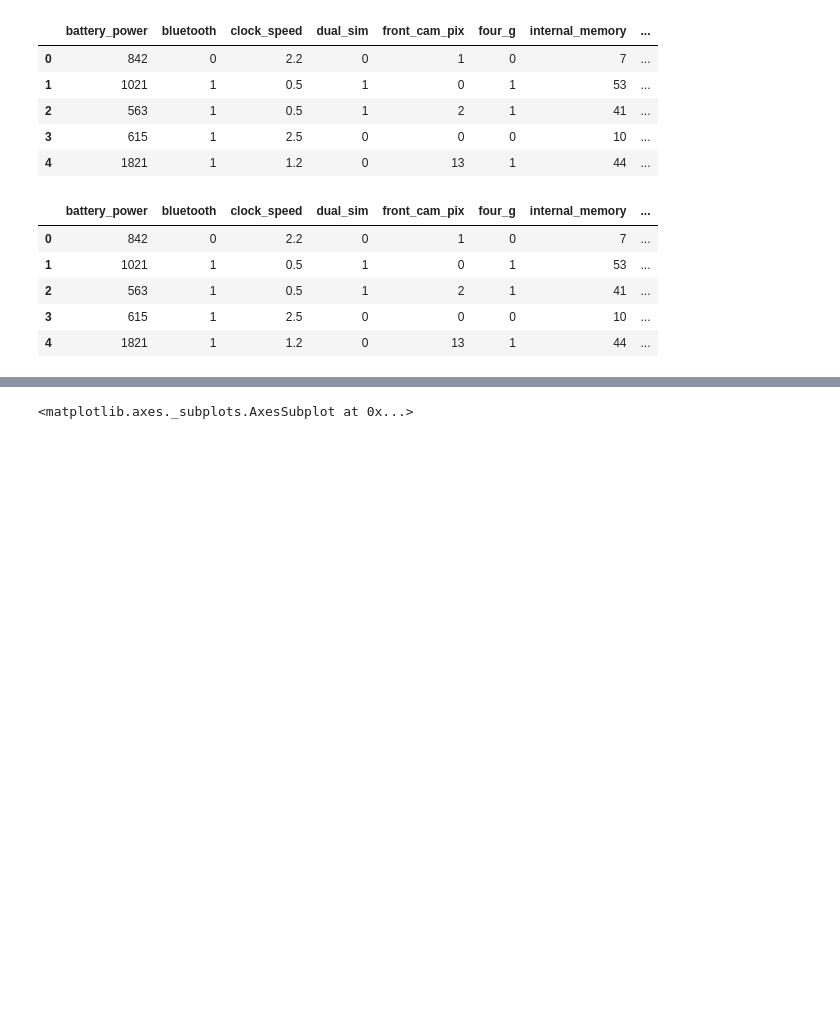
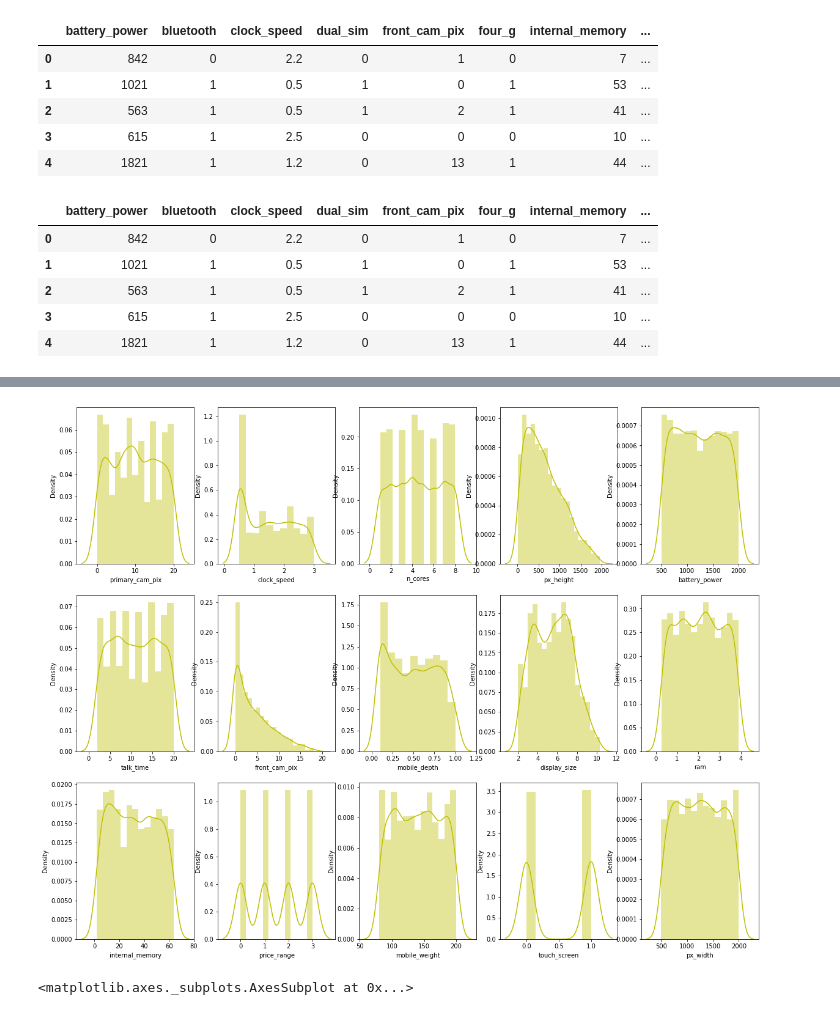
Before and after one commit to Ajay0110/Mobile-Price-Range-Prediction, a Jupyter notebook: Mobile_Price_Range_Prediction.ipynb, the cells around one changed output, grey strips where cells are left out. Cells and saved outputs as stored; diff of their text form; code cells hidden in the pictures; blank space fills up the shorter version.

```diff
--- a/Mobile_Price_Range_Prediction.ipynb
+++ b/Mobile_Price_Range_Prediction.ipynb
@@ -306,0 +342,3 @@ df.head()
+# %%
+cols = set(df.columns) - set(binary_cols)
+cols
@@ -307,3 +361,14 @@ df.head()
+# %%
+count=0
+plt.figure(figsize = (20,16))
+for i in cols:
+  plt.subplot(3,5,count+1)
+  sns.distplot(df[i], color='y')
+  count += 1
+  plt.xlabel(i)
+plt.show()
+# %% [output]
+[figure, added]
 # %%
 plt.figure(figsize = (20, 10))
 sns.heatmap(df.corr(), annot = True)
```
Also changed, not shown: parts of 7 cells of this notebook.
